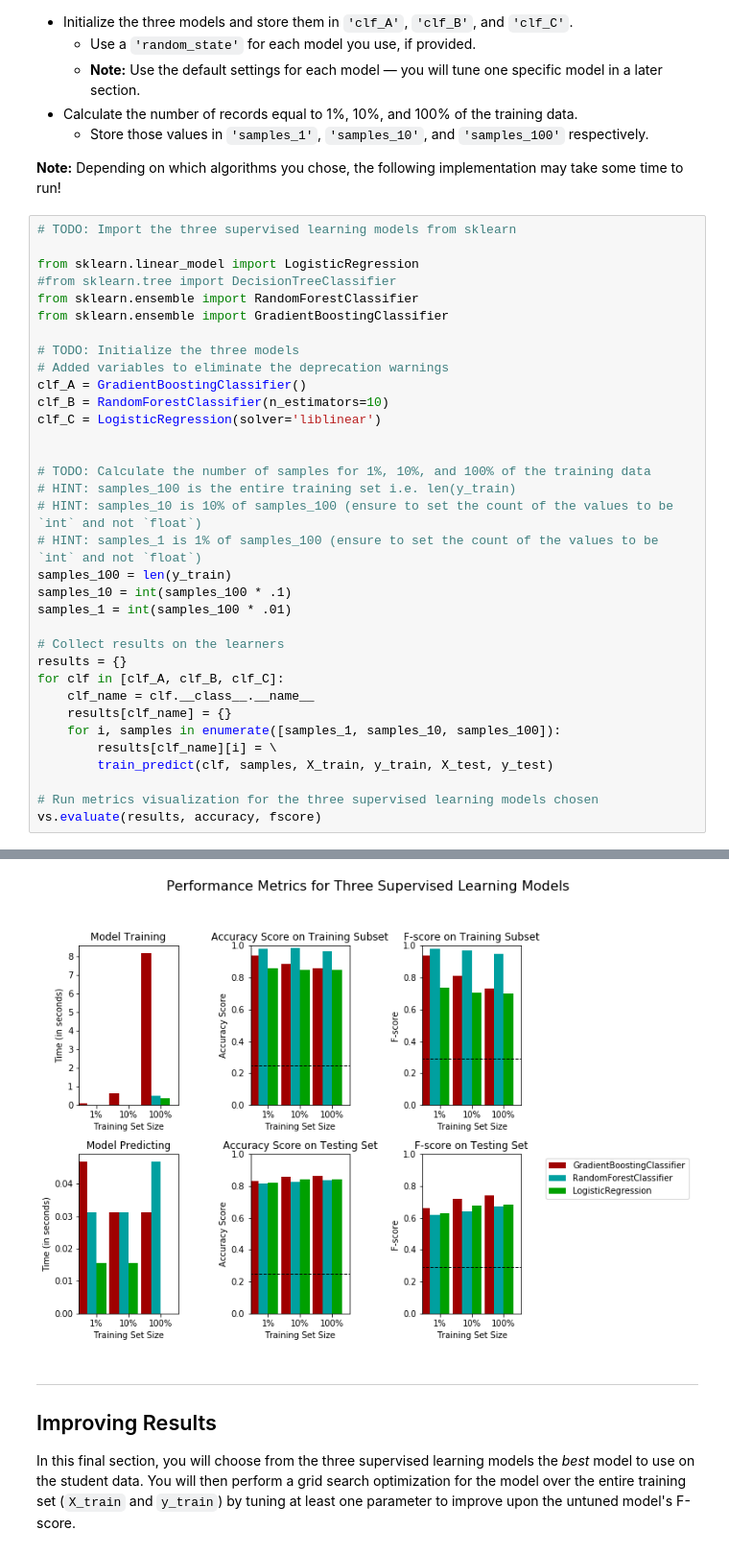
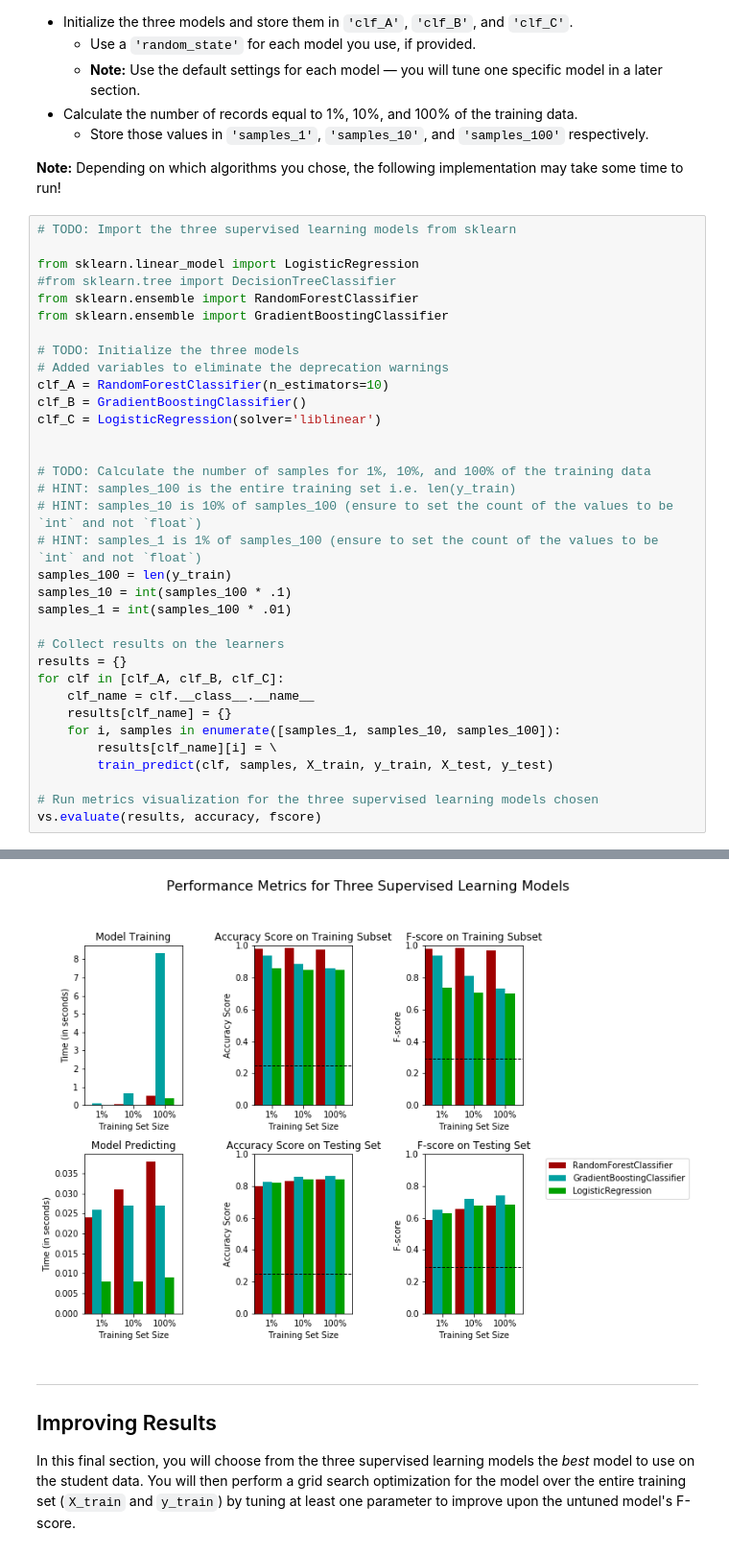
Before and after one commit to sm1507/machine_learning, a Jupyter notebook: machine-learning/projects/finding_donors/finding_donors.ipynb, the cells around one changed output, grey strips where cells are left out. Shown: that part at 96% size. Saved outputs shown, nothing was run; the diff lists cells and outputs as text.

```diff
--- a/machine-learning/projects/finding_donors/finding_donors.ipynb
+++ b/machine-learning/projects/finding_donors/finding_donors.ipynb
@@ -373,8 +400,8 @@ from sklearn.ensemble import GradientBoostingClassifier
 
 # TODO: Initialize the three models
 # Added variables to eliminate the deprecation warnings
-clf_A = GradientBoostingClassifier()
-clf_B = RandomForestClassifier(n_estimators=10)
+clf_A = RandomForestClassifier(n_estimators=10)
+clf_B = GradientBoostingClassifier()
 clf_C = LogisticRegression(solver='liblinear')
 
 
@@ -407,7 +434,7 @@ RandomForestClassifier trained on 36177 samples.
 LogisticRegression trained on 361 samples.
 LogisticRegression trained on 3617 samples.
 LogisticRegression trained on 36177 samples.
-[figure, old version]
+[figure, new version]
 # %% [markdown]
 ----
 ## Improving Results
```
Also changed, not shown: parts of 3 cells of this notebook.
